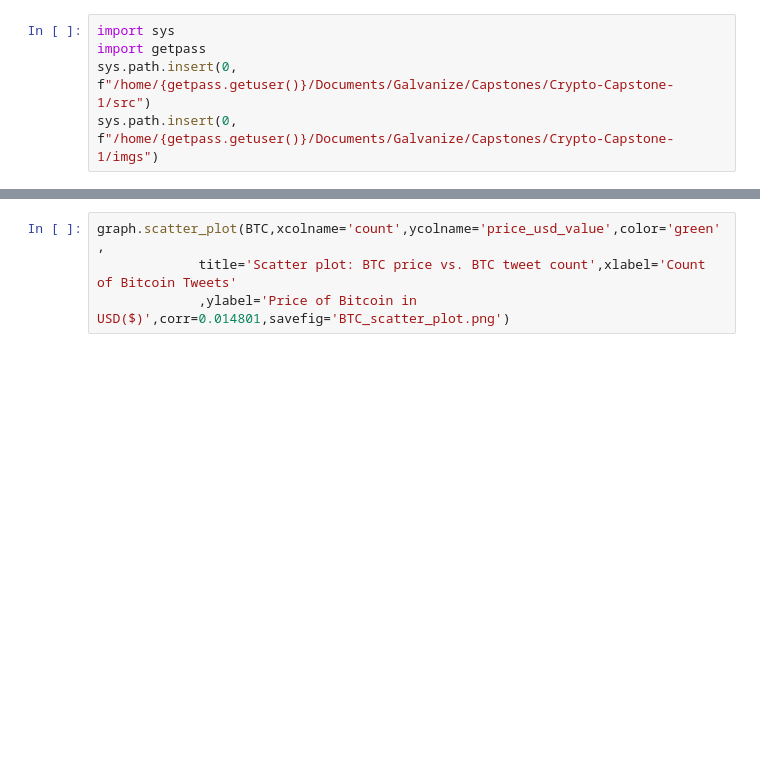
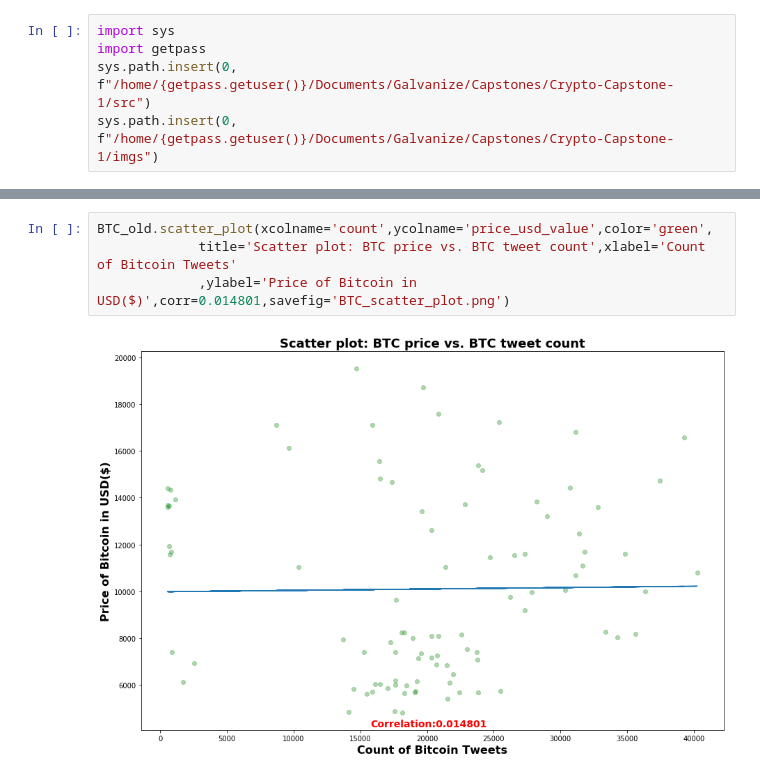
Before and after one commit to ThomasADuffy/Crypto-Capstone-1, a Jupyter notebook: notebooks/graphing_notebook.ipynb, the cells around one changed output, grey strips where cells are left out. Cells and saved outputs as stored; diff of their text form; blank space fills up the shorter version.

```diff
--- a/notebooks/graphing_notebook.ipynb
+++ b/notebooks/graphing_notebook.ipynb
@@ -74,7 +89,9 @@ graph.scatter_plot(ETH,xcolname='count',ycolname='price_usd_value',color='red',
 # %% [output]
 [figure]
 # %%
-graph.scatter_plot(BTC,xcolname='count',ycolname='price_usd_value',color='green',
+BTC_old.scatter_plot(xcolname='count',ycolname='price_usd_value',color='green',
              title='Scatter plot: BTC price vs. BTC tweet count',xlabel='Count of Bitcoin Tweets'
              ,ylabel='Price of Bitcoin in USD($)',corr=0.014801,savefig='BTC_scatter_plot.png')
+# %% [output]
+[figure, added]
 # %%
```
Also changed, not shown: parts of 28 cells of this notebook, 3 other files.
